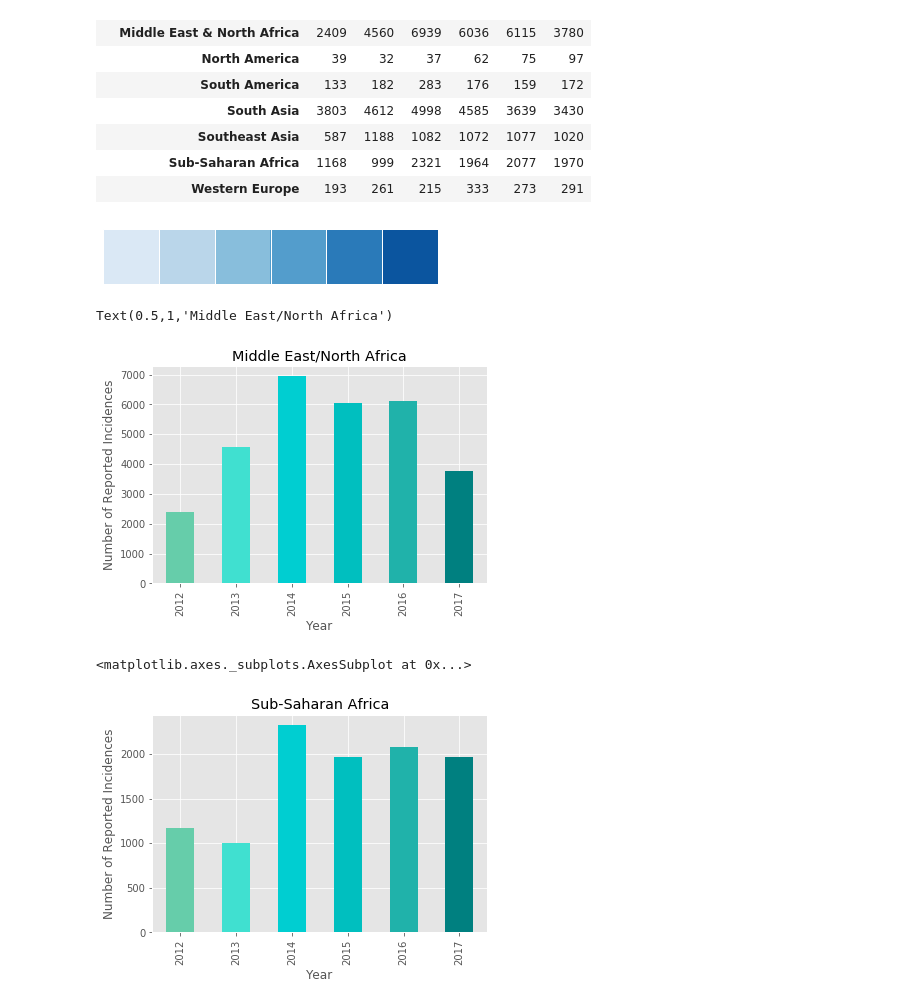
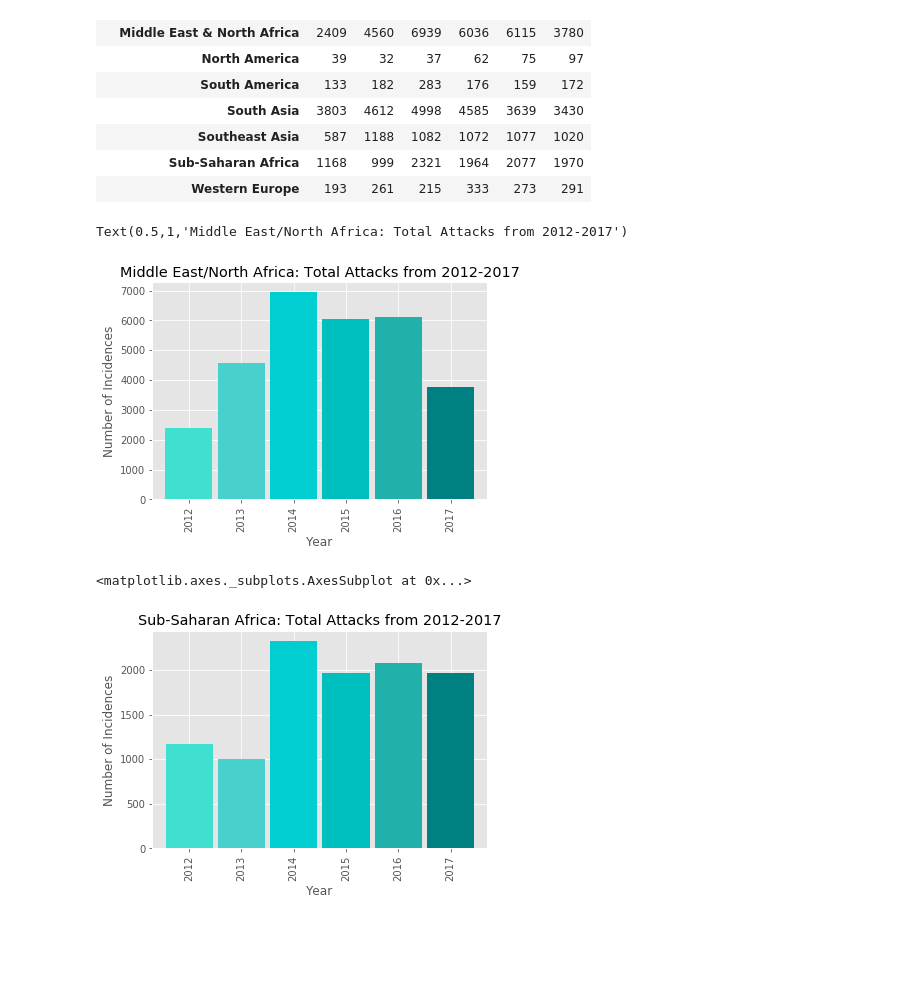
Before and after one commit to kristen-hyman/Group_Project, a Jupyter notebook: kristen_file.ipynb, the cells around one changed output. Saved outputs shown, nothing was run; the diff lists cells and outputs as text; code cells hidden in the pictures; blank space fills up the shorter version.

```diff
--- a/kristen_file.ipynb
+++ b/kristen_file.ipynb
@@ -16,6 +16,5 @@ renamed_df = df2.rename(columns={"iyear": "Year","imonth": "Month", "country_txt
                 "region_txt":"Region", "city":"City", "attacktype1_txt": "Attack Type",
                 "targtype1_txt":"Target Type","nkill":"Number Killed","nwound":"Number Wounded"})
 renamed_df['Year'] = renamed_df['Year'].astype(str)
-renamed_df['Month'] = renamed_df['Month'].astype(str)
-renamed_df.dtypes
+renamed_df.head()
 # %% [output]
@@ -108,36 +103,32 @@ Combined5Rename
 #Middle East Chart
 MiddleEast = Combined5Rename.iloc[4,:]
 Africa = Combined5Rename.iloc[9, :]
-# %%
-sns.palplot(sns.color_palette("Blues"))
-# %% [output]
-[figure, removed]
 # %%
 
-MEbarchart = MiddleEast.plot(kind='bar', colors = ["mediumaquamarine","turquoise",
+MEbarchart = MiddleEast.plot(kind='bar', width=.9, color = ["turquoise","mediumturquoise",
                              "darkturquoise","c","lightseagreen","teal"])
 
 #MEbarchart.set_color_cycle(sns.color_palette("coolwarm_r",6))
 
 
 
 # Set the xlabel and ylabel using class methods
 
 MEbarchart.set_xlabel("Year")
-MEbarchart.set_ylabel("Number of Reported Incidences")
-MEbarchart.set_title("Middle East/North Africa")
+MEbarchart.set_ylabel("Number of Incidences")
+MEbarchart.set_title("Middle East/North Africa: Total Attacks from 2012-2017")
 # %% [output]
-Text(0.5,1,'Middle East/North Africa')
+Text(0.5,1,'Middle East/North Africa: Total Attacks from 2012-2017')
-[figure, old version]
+[figure, new version]
 # %%
-
-africabarchart = Africa.plot(kind='bar',colors = ["mediumaquamarine","turquoise",
+#Show how many incidences happened each year in Sub-Saharan Africa
+africabarchart = Africa.plot(kind='bar',width=.9, color = ["turquoise","mediumturquoise",
                              "darkturquoise","c","lightseagreen","teal"])
 africabarchart.set_xlabel("Year")
-africabarchart.set_ylabel("Number of Reported Incidences")
-africabarchart.set_title("Sub-Saharan Africa")
+africabarchart.set_ylabel("Number of Incidences")
+africabarchart.set_title("Sub-Saharan Africa: Total Attacks from 2012-2017")
 
 africabarchart
 # %% [output]
 <matplotlib.axes._subplots.AxesSubplot at 0x...>
-[figure, old version]
+[figure, new version]
```
Also changed, not shown: parts of 3 cells of this notebook.
